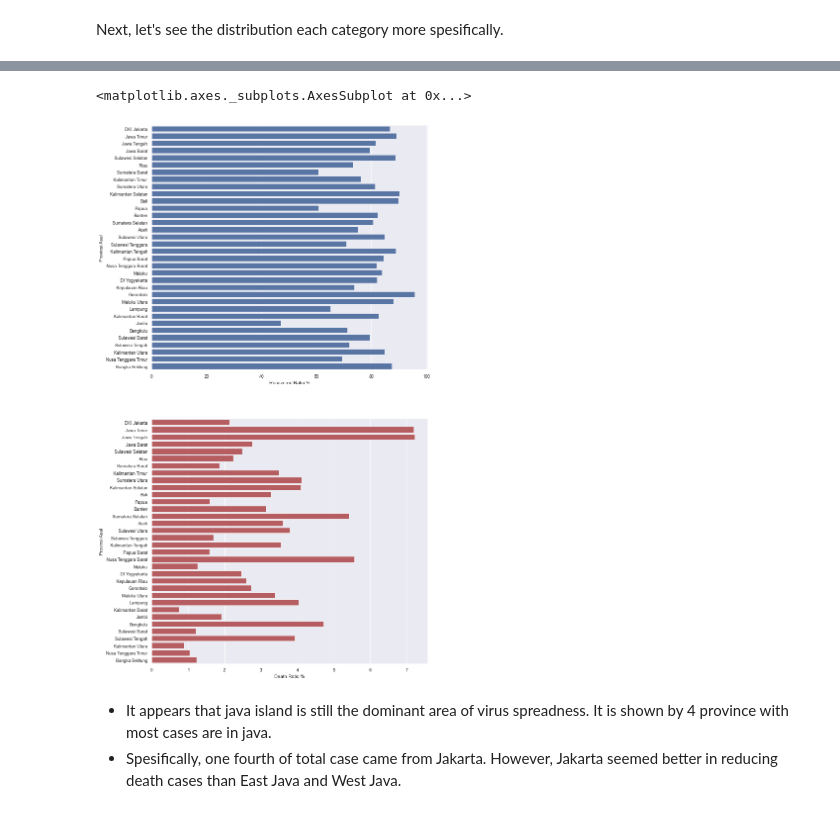
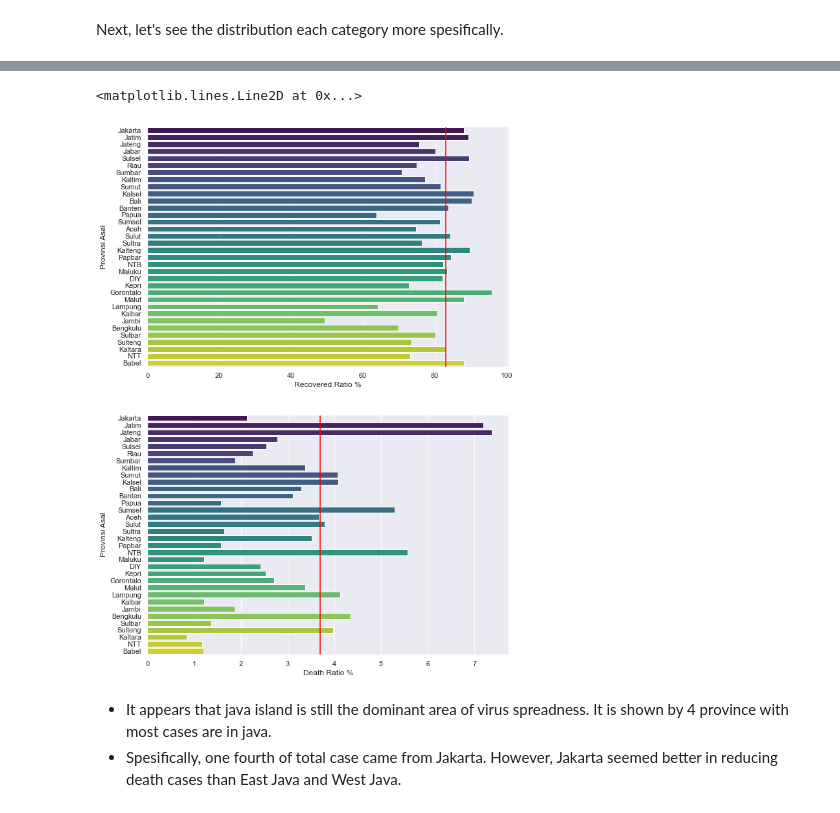
Before and after one commit to rahmalianto/Indonesian-Covid-Analysis, a Jupyter notebook: 2. Indonesian COVID19 Analysis - EDA.ipynb, the cells around one changed output, grey strips where cells are left out. Saved outputs shown, nothing was run; the diff lists cells and outputs as text; code cells hidden in the pictures.

```diff
--- a/2. Indonesian COVID19 Analysis - EDA.ipynb
+++ b/2. Indonesian COVID19 Analysis - EDA.ipynb
@@ -89,16 +91,22 @@ Now let's see the recovered and death ratio for each city
 # %%
-sns.set_context('paper')
+sns.set_context('notebook')
 sns.set_style('darkgrid')
+
+national_recovered_ratio = df_province_summary['Covid19+ Sembuh'].sum()*100/df_province_summary['Covid19+ Total'].sum()
+national_death_ratio = df_province_summary['Covid19+ Meninggal'].sum()*100/df_province_summary['Covid19+ Total'].sum()
 
 df_province_summary['Death Ratio %'] = df_province_summary['Covid19+ Meninggal']*100/df_province_summary['Covid19+ Total']
 df_province_summary['Recovered Ratio %'] = df_province_summary['Covid19+ Sembuh']*100/df_province_summary['Covid19+ Total']
 
-fig, (ax1,ax2) = plt.subplots(ncols = 1, nrows=2, figsize=(10, 20))
-sns.barplot(x='Recovered Ratio %', y='Provinsi Asal', data=df_province_summary.reset_index(), color='b', ax=ax1)
-sns.barplot(x='Death Ratio %', y='Provinsi Asal', data=df_province_summary.reset_index(), color='r', ax=ax2)
+fig, (ax1,ax2) = plt.subplots(ncols = 1, nrows=2, figsize=(10, 15))
+sns.barplot(x='Recovered Ratio %', y='Provinsi Asal', data=df_province_summary.reset_index(), palette='viridis', ax=ax1)
+ax1.axvline(national_recovered_ratio, color='r', label='Nationa Average')
+
+sns.barplot(x='Death Ratio %', y='Provinsi Asal', data=df_province_summary.reset_index(), palette='viridis', ax=ax2)
+ax2.axvline(national_death_ratio, color='r', label='Nationa Average')
 # %% [output]
-<matplotlib.axes._subplots.AxesSubplot at 0x...>
+<matplotlib.lines.Line2D at 0x...>
-[figure, old version]
+[figure, new version]
 # %% [markdown]
 - It appears that java island is still the dominant area of virus spreadness. It is shown by 4 province with most cases are in java.
 - Spesifically, one fourth of total case came from Jakarta. However, Jakarta seemed better in reducing death cases than East Java and West Java.
```
Also changed, not shown: parts of 11 cells of this notebook, 16 other files.
